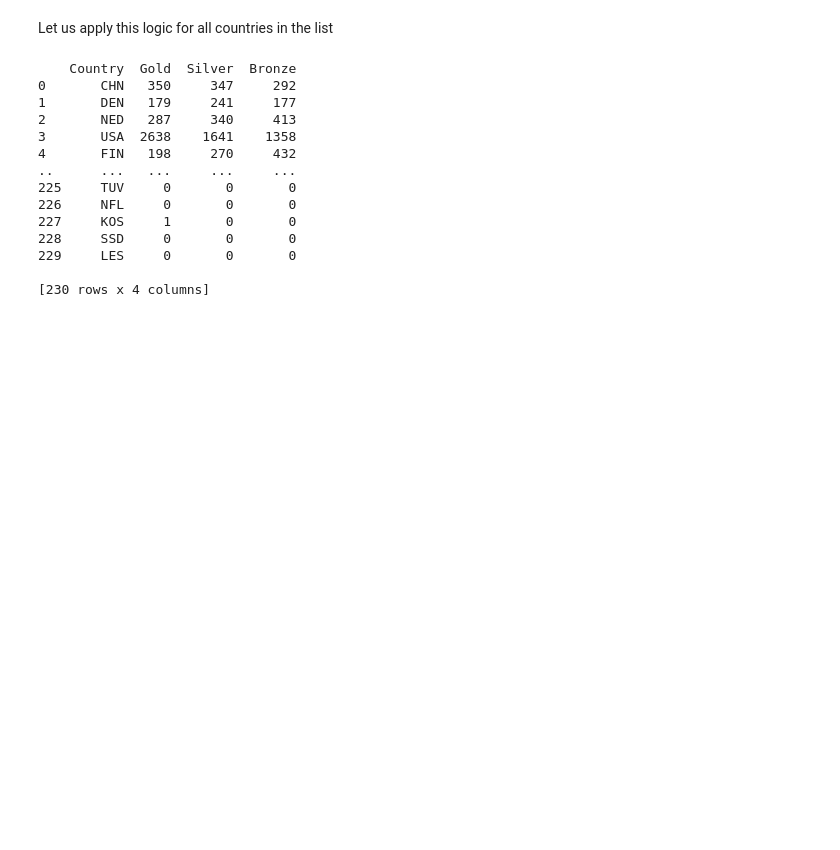
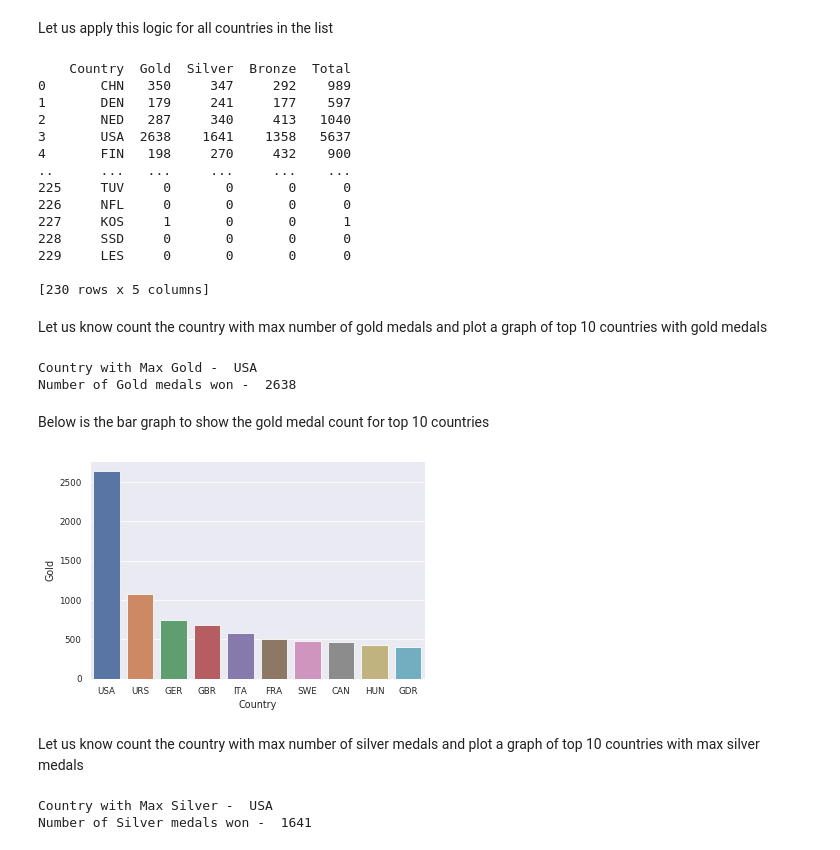
Before and after one commit to AMMLRepos/Data-Analysis-120-years-of-olympic-history, a Jupyter notebook: data_analysis_120_years_of_olympic.ipynb, the cells around one changed output. Cells and saved outputs as stored; diff of their text form; code cells hidden in the pictures; blank space fills up the shorter version.

```diff
--- a/data_analysis_120_years_of_olympic.ipynb
+++ b/data_analysis_120_years_of_olympic.ipynb
@@ -489,7 +494,8 @@ for country in unique_list_of_countries:
       "Country": country,
       "Gold": gold,
       "Silver": silver,
-      "Bronze": bronze
+      "Bronze": bronze,
+      "Total" : gold + silver + bronze
       }
   #print(country_medal_df)
   medal_count_list.append(medal_dict)
@@ -499,17 +505,42 @@ for country in unique_list_of_countries:
 medal_count_df = pd.DataFrame(medal_count_list)
 print(medal_count_df)
 # %% [output]
-    Country  Gold  Silver  Bronze
-0       CHN   350     347     292
-1       DEN   179     241     177
-2       NED   287     340     413
-3       USA  2638    1641    1358
-4       FIN   198     270     432
-..      ...   ...     ...     ...
-225     TUV     0       0       0
-226     NFL     0       0       0
-227     KOS     1       0       0
-228     SSD     0       0       0
-229     LES     0       0       0
+    Country  Gold  Silver  Bronze  Total
+0       CHN   350     347     292    989
+1       DEN   179     241     177    597
+2       NED   287     340     413   1040
+3       USA  2638    1641    1358   5637
+4       FIN   198     270     432    900
+..      ...   ...     ...     ...    ...
+225     TUV     0       0       0      0
+226     NFL     0       0       0      0
+227     KOS     1       0       0      1
+228     SSD     0       0       0      0
+229     LES     0       0       0      0
 
-[230 rows x 4 columns]
+[230 rows x 5 columns]
+# %% [markdown]
+Let us know count the country with max number of gold medals and plot a graph of top 10 countries with gold medals
+# %%
+max_gold_index = medal_count_df["Gold"].idxmax()
+print("Country with Max Gold - ", medal_count_df.loc[max_gold_index]["Country"])
+print("Number of Gold medals won - ", medal_count_df.loc[max_gold_index]["Gold"])
+# %% [output]
+Country with Max Gold -  USA
+Number of Gold medals won -  2638
+# %% [markdown]
+Below is the bar graph to show the gold medal count for top 10 countries
+# %%
+medal_count_df.sort_values("Gold", axis = 0, ascending = False, inplace = True)
+sns.barplot(x = "Country", y = "Gold", data = medal_count_df.head(10));
+# %% [output]
+[figure, added]
+# %% [markdown]
+Let us know count the country with max number of silver medals and plot a graph of top 10 countries with max silver medals
+# %%
+max_gold_index = medal_count_df["Silver"].idxmax()
+print("Country with Max Silver - ", medal_count_df.loc[max_gold_index]["Country"])
+print("Number of Silver medals won - ", medal_count_df.loc[max_gold_index]["Silver"])
+# %% [output]
+Country with Max Silver -  USA
+Number of Silver medals won -  1641
```
Also changed, not shown: parts of 7 cells of this notebook.
